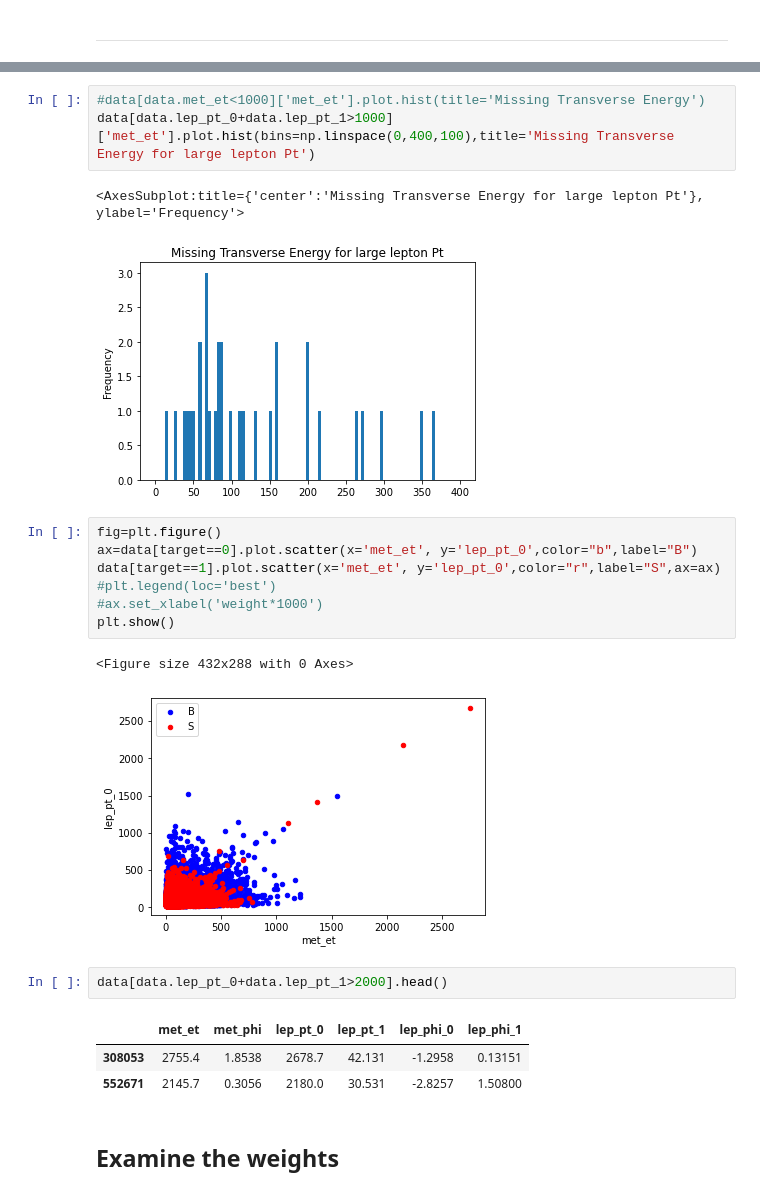
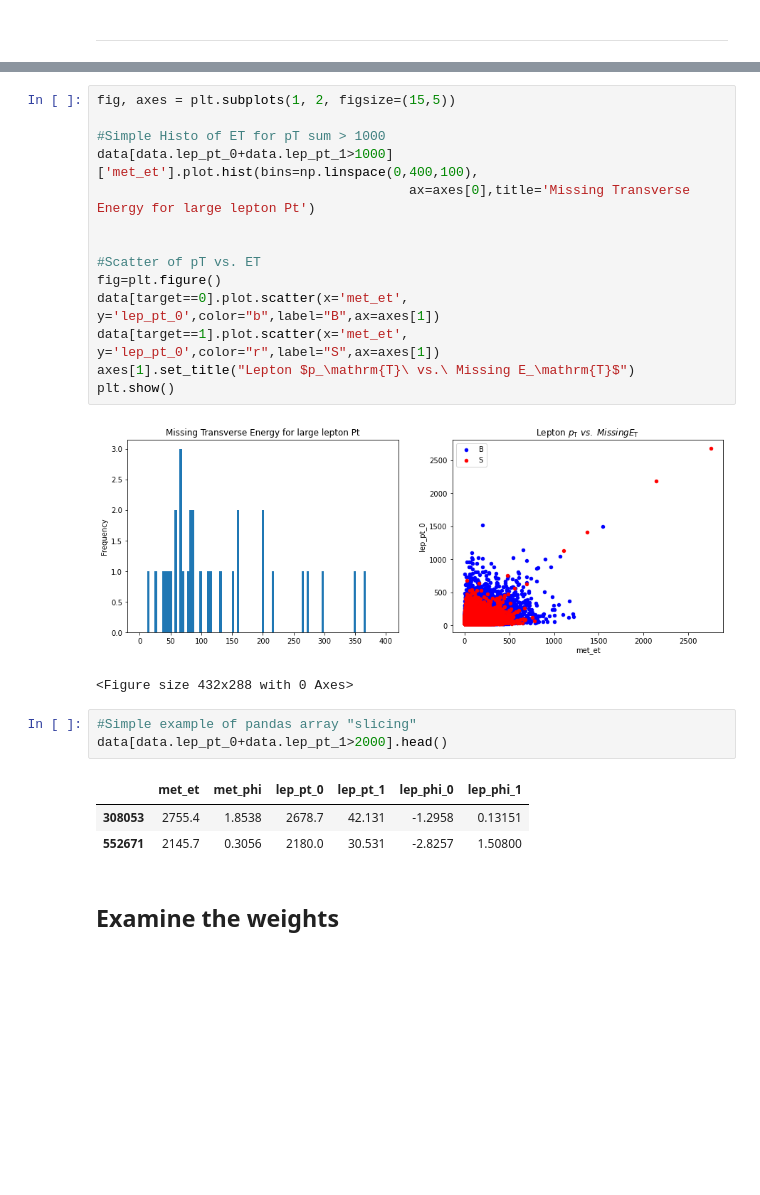
Before and after one commit to usatlas-ml-training/Intro-BDT-NN, a Jupyter notebook: HEPML_HandsOn_BDT.ipynb, the cells around one changed output, grey strips where cells are left out. Cells and saved outputs as stored; diff of their text form; blank space fills up the shorter version.

```diff
--- a/HEPML_HandsOn_BDT.ipynb
+++ b/HEPML_HandsOn_BDT.ipynb
@@ -178,23 +185,25 @@ Name: label, dtype: int64
 3    0.000116
 4    0.000008
 Name: mcWeight, dtype: float64
-# %%
-#data[data.met_et<1000]['met_et'].plot.hist(title='Missing Transverse Energy')
-data[data.lep_pt_0+data.lep_pt_1>1000]['met_et'].plot.hist(bins=np.linspace(0,400,100),title='Missing Transverse Energy for large lepton Pt')
-# %% [output]
-<AxesSubplot:title={'center':'Missing Transverse Energy for large lepton Pt'}, ylabel='Frequency'>
-[figure, removed]
 # %%
+fig, axes = plt.subplots(1, 2, figsize=(15,5))
+
+#Simple Histo of ET for pT sum > 1000
+data[data.lep_pt_0+data.lep_pt_1>1000]['met_et'].plot.hist(bins=np.linspace(0,400,100),
+                                        ax=axes[0],title='Missing Transverse Energy for large lepton Pt')
+
+
+#Scatter of pT vs. ET
 fig=plt.figure()
-ax=data[target==0].plot.scatter(x='met_et', y='lep_pt_0',color="b",label="B")
-data[target==1].plot.scatter(x='met_et', y='lep_pt_0',color="r",label="S",ax=ax)
-#plt.legend(loc='best')
-#ax.set_xlabel('weight*1000')
+data[target==0].plot.scatter(x='met_et', y='lep_pt_0',color="b",label="B",ax=axes[1])
+data[target==1].plot.scatter(x='met_et', y='lep_pt_0',color="r",label="S",ax=axes[1])
+axes[1].set_title("Lepton $p_\mathrm{T}\ vs.\ Missing E_\mathrm{T}$")
 plt.show()
 # %% [output]
+[figure, new version]
 <Figure size 432x288 with 0 Axes>
-[figure, old version]
 # %%
+#Simple example of pandas array "slicing"
 data[data.lep_pt_0+data.lep_pt_1>2000].head()
 # %% [output]
 |  | met_et | met_phi | lep_pt_0 | lep_pt_1 | lep_phi_0 | lep_phi_1 |
```
Also changed, not shown: parts of 30 cells of this notebook, 1 other file.
